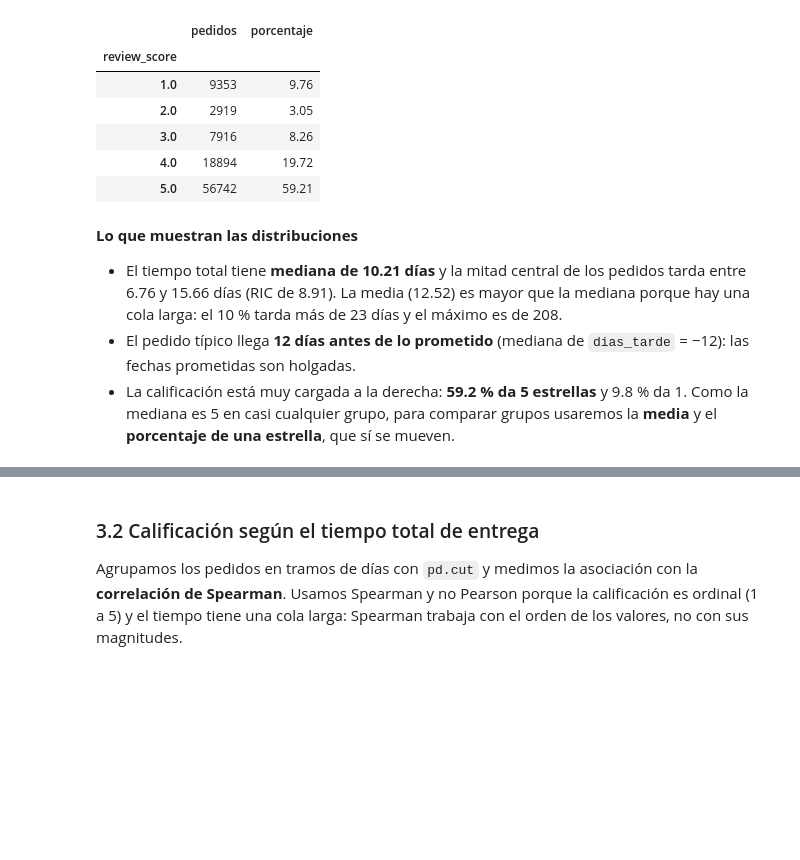
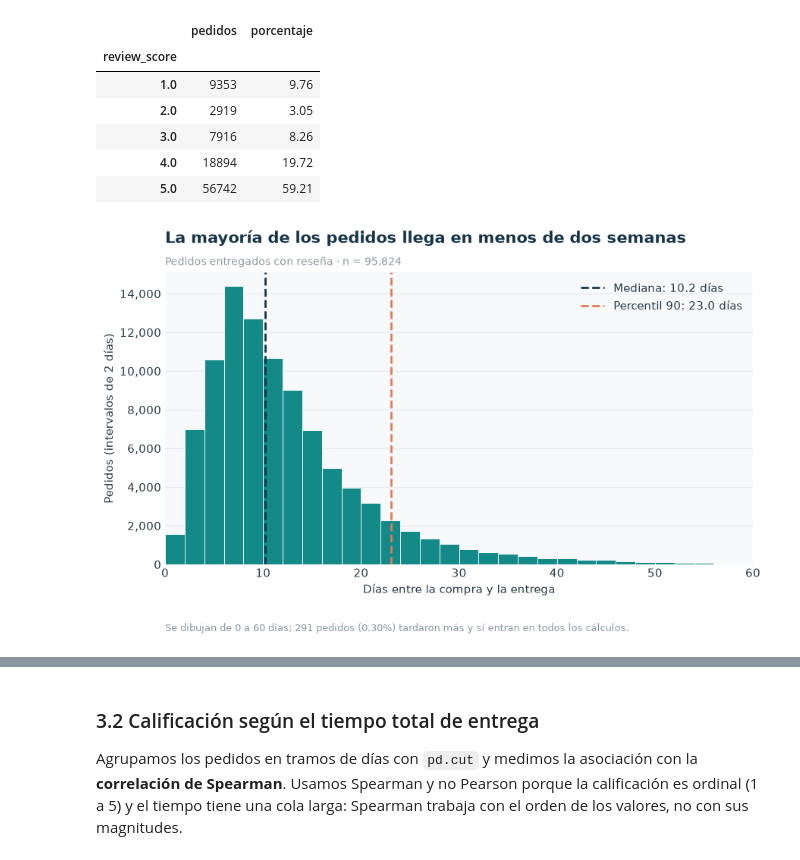
Before and after one commit to emilicorojas/proyecto-logistica-satisfaccion, a Jupyter notebook: analisis_logistica_satisfaccion.ipynb, the cells around one changed output, grey strips where cells are left out. Saved outputs shown, nothing was run; the diff lists cells and outputs as text; code cells hidden in the pictures; blank space fills up the shorter version.

```diff
--- a/analisis_logistica_satisfaccion.ipynb
+++ b/analisis_logistica_satisfaccion.ipynb
@@ -507,0 +555,11 @@ Pedidos entregados con reseña: 95824
+# %%
+calificados = analisis[con_resena].copy()
+calificados["dias_tarde"] = (
+    calificados["order_delivered_customer_date"].dt.normalize()
+    - calificados["order_estimated_delivery_date"]
+).dt.days
+
+calificados["calificacion_baja"] = calificados["review_score"].le(2)
+
+assert calificados["dias_tarde"].gt(0).eq(calificados["tarde"]).all(), "dias_tarde no coincide con tarde."
+print("Pedidos entregados con reseña:", len(calificados))
@@ -536,9 +596,33 @@ display(estrellas)
 | 3.0 | 7916 | 8.26 |
 | 4.0 | 18894 | 19.72 |
 | 5.0 | 56742 | 59.21 |
-# %% [markdown]
-**Lo que muestran las distribuciones**
-
-- El tiempo total tiene **mediana de 10.21 días** y la mitad central de los pedidos tarda entre 6.76 y 15.66 días (RIC de 8.91). La media (12.52) es mayor que la mediana porque hay una cola larga: el 10 % tarda más de 23 días y el máximo es de 208.
-- El pedido típico llega **12 días antes de lo prometido** (mediana de `dias_tarde` = −12): las fechas prometidas son holgadas.
-- La calificación está muy cargada a la derecha: **59.2 % da 5 estrellas** y 9.8 % da 1. Como la mediana es 5 en casi cualquier grupo, para comparar grupos usaremos la **media** y el **porcentaje de una estrella**, que sí se mueven.
+# %%
+mediana_total = calificados["total_dias"].median()
+p90_total = calificados["total_dias"].quantile(0.90)
+mas_de_60 = calificados["total_dias"].gt(60).sum()
+
+fig, ax = plt.subplots(figsize=(10, 5))
+ax.hist(calificados.loc[calificados["total_dias"].le(60), "total_dias"], bins=np.arange(0, 62, 2),
+        color=TEMA["turquesa"], edgecolor=TEMA["fondo"], linewidth=0.7, zorder=3)
+ax.axvline(mediana_total, color=TEMA["azul"], linestyle="--", linewidth=2,
+           label=f"Mediana: {mediana_total:.1f} días", zorder=4)
+ax.axvline(p90_total, color=TEMA["coral"], linestyle="--", linewidth=2,
+           label=f"Percentil 90: {p90_total:.1f} días", zorder=4)
+
+ax.set(
+    xlim=(0, 60),
+    title="La mayoría de los pedidos llega en menos de dos semanas",
+    xlabel="Días entre la compra y la entrega",
+    ylabel="Pedidos (intervalos de 2 días)",
+)
+subtitulo(ax, f"Pedidos entregados con reseña · n = {len(calificados):,}")
+ax.yaxis.set_major_formatter(FuncFormatter(lambda valor, _: f"{valor:,.0f}"))
+ax.grid(axis="y", zorder=0)
+ax.legend(frameon=False)
+nota(ax, f"Se dibujan de 0 a 60 días; {mas_de_60:,} pedidos ({mas_de_60 / len(calificados):.2%}) tardaron más "
+         "y sí entran en todos los cálculos.")
+guardar_figura(fig, "figura_1_distribucion_tiempo_entrega.png")
+plt.show()
+plt.close(fig)
+# %% [output]
+[figure, added]
```
Also changed, not shown: parts of 34 cells of this notebook, 11 other files.
